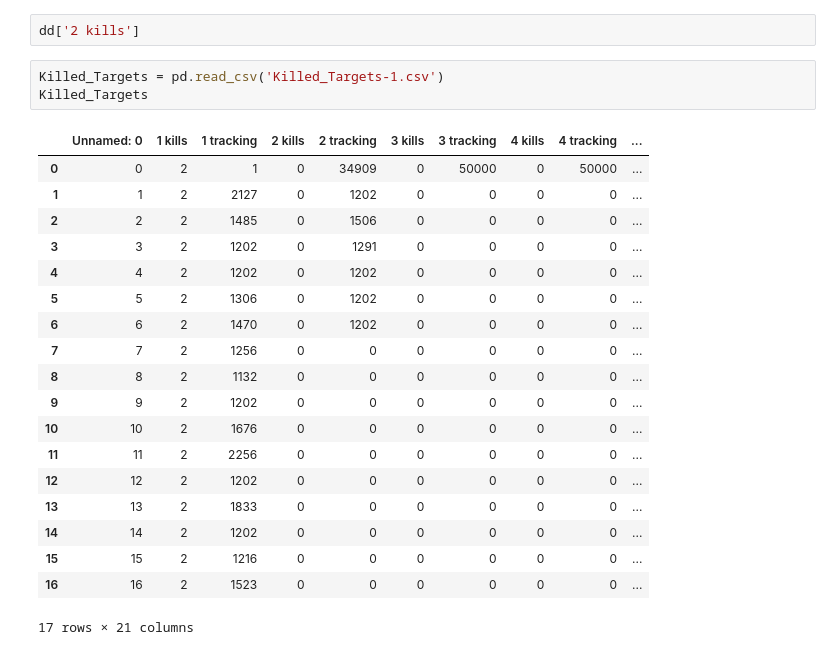
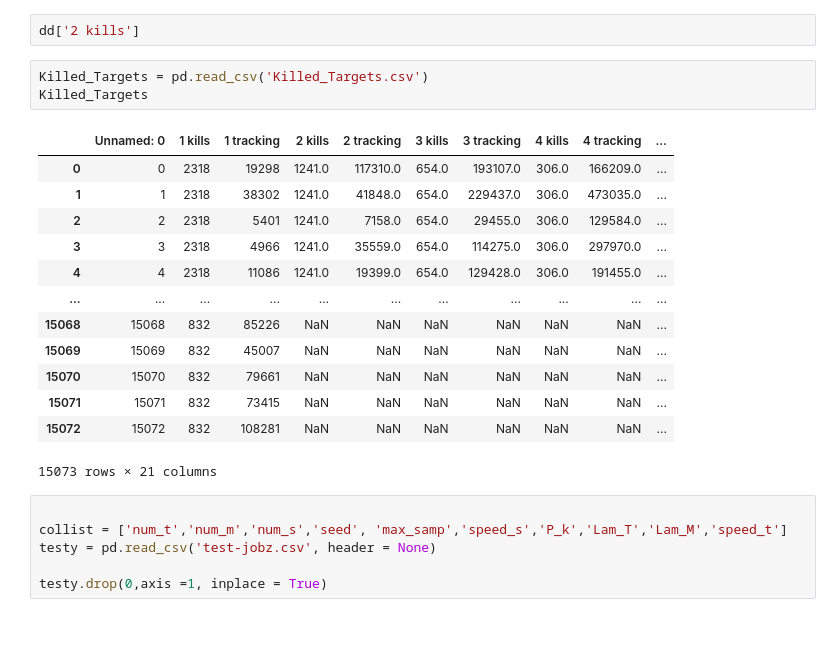
Before and after one commit to spencer-kitten/Thesis, a Jupyter notebook: Working_Notebook.ipynb, the cells around one changed output. Drawn from its saved outputs; the diff is of its cells as text; blank space fills up the shorter version.

```diff
--- a/Working_Notebook.ipynb
+++ b/Working_Notebook.ipynb
@@ -53,25 +53,25 @@ Killed_Targets
 # %%
 dd['2 kills']
 # %%
-Killed_Targets = pd.read_csv('Killed_Targets-1.csv')
+Killed_Targets = pd.read_csv('Killed_Targets.csv')
 Killed_Targets
 # %% [output]
 |  | Unnamed: 0 | 1 kills | 1 tracking | 2 kills | 2 tracking | 3 kills | 3 tracking | 4 kills | 4 tracking | ... |
-| 0 | 0 | 2 | 1 | 0 | 34909 | 0 | 50000 | 0 | 50000 | ... |
-| 1 | 1 | 2 | 2127 | 0 | 1202 | 0 | 0 | 0 | 0 | ... |
-| 2 | 2 | 2 | 1485 | 0 | 1506 | 0 | 0 | 0 | 0 | ... |
-| 3 | 3 | 2 | 1202 | 0 | 1291 | 0 | 0 | 0 | 0 | ... |
-| 4 | 4 | 2 | 1202 | 0 | 1202 | 0 | 0 | 0 | 0 | ... |
-| 5 | 5 | 2 | 1306 | 0 | 1202 | 0 | 0 | 0 | 0 | ... |
-| 6 | 6 | 2 | 1470 | 0 | 1202 | 0 | 0 | 0 | 0 | ... |
-| 7 | 7 | 2 | 1256 | 0 | 0 | 0 | 0 | 0 | 0 | ... |
-| 8 | 8 | 2 | 1132 | 0 | 0 | 0 | 0 | 0 | 0 | ... |
-| 9 | 9 | 2 | 1202 | 0 | 0 | 0 | 0 | 0 | 0 | ... |
-| 10 | 10 | 2 | 1676 | 0 | 0 | 0 | 0 | 0 | 0 | ... |
-| 11 | 11 | 2 | 2256 | 0 | 0 | 0 | 0 | 0 | 0 | ... |
-| 12 | 12 | 2 | 1202 | 0 | 0 | 0 | 0 | 0 | 0 | ... |
-| 13 | 13 | 2 | 1833 | 0 | 0 | 0 | 0 | 0 | 0 | ... |
-| 14 | 14 | 2 | 1202 | 0 | 0 | 0 | 0 | 0 | 0 | ... |
-| 15 | 15 | 2 | 1216 | 0 | 0 | 0 | 0 | 0 | 0 | ... |
-| 16 | 16 | 2 | 1523 | 0 | 0 | 0 | 0 | 0 | 0 | ... |
+| 0 | 0 | 2318 | 19298 | 1241.0 | 117310.0 | 654.0 | 193107.0 | 306.0 | 166209.0 | ... |
+| 1 | 1 | 2318 | 38302 | 1241.0 | 41848.0 | 654.0 | 229437.0 | 306.0 | 473035.0 | ... |
+| 2 | 2 | 2318 | 5401 | 1241.0 | 7158.0 | 654.0 | 29455.0 | 306.0 | 129584.0 | ... |
+| 3 | 3 | 2318 | 4966 | 1241.0 | 35559.0 | 654.0 | 114275.0 | 306.0 | 297970.0 | ... |
+| 4 | 4 | 2318 | 11086 | 1241.0 | 19399.0 | 654.0 | 129428.0 | 306.0 | 191455.0 | ... |
+| ... | ... | ... | ... | ... | ... | ... | ... | ... | ... | ... |
+| 15068 | 15068 | 832 | 85226 | NaN | NaN | NaN | NaN | NaN | NaN | ... |
+| 15069 | 15069 | 832 | 45007 | NaN | NaN | NaN | NaN | NaN | NaN | ... |
+| 15070 | 15070 | 832 | 79661 | NaN | NaN | NaN | NaN | NaN | NaN | ... |
+| 15071 | 15071 | 832 | 73415 | NaN | NaN | NaN | NaN | NaN | NaN | ... |
+| 15072 | 15072 | 832 | 108281 | NaN | NaN | NaN | NaN | NaN | NaN | ... |
-17 rows × 21 columns
+15073 rows × 21 columns
+# %%
+
+collist = ['num_t','num_m','num_s','seed', 'max_samp','speed_s','P_k','Lam_T','Lam_M','speed_t']
+testy = pd.read_csv('test-jobz.csv', header = None)
+
+testy.drop(0,axis =1, inplace = True)
```
Also changed, not shown: parts of 6 cells of this notebook, 4 other files.
